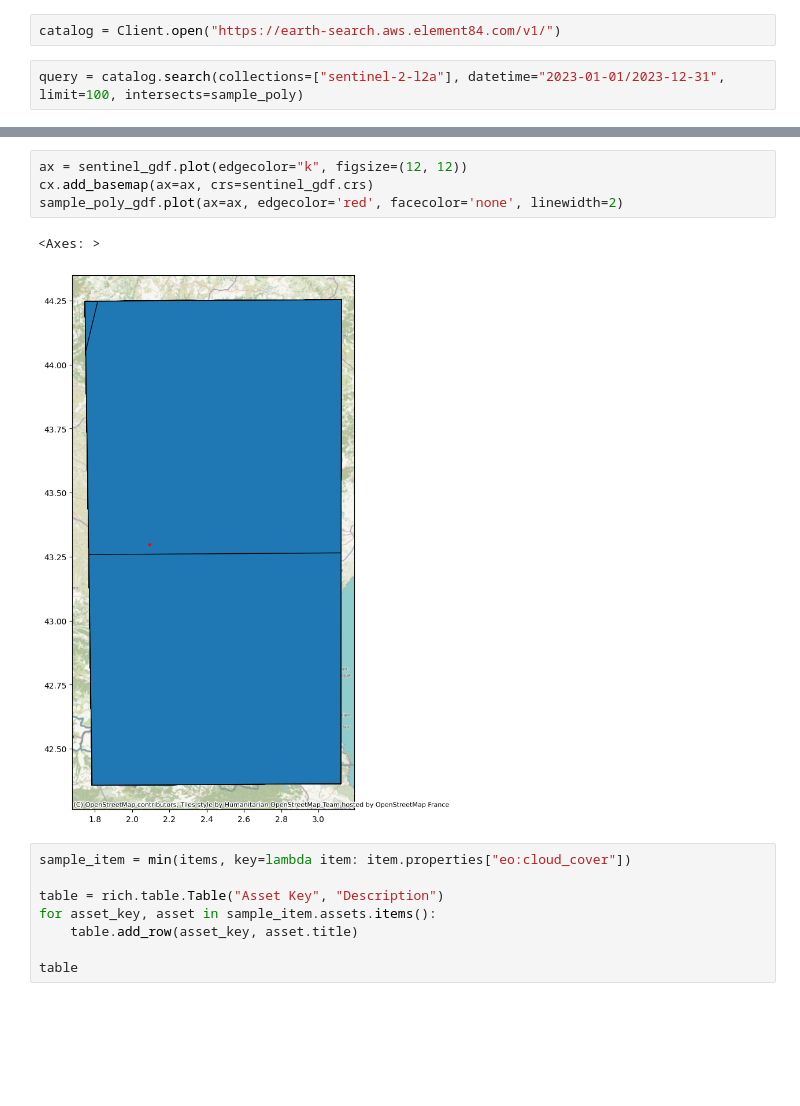
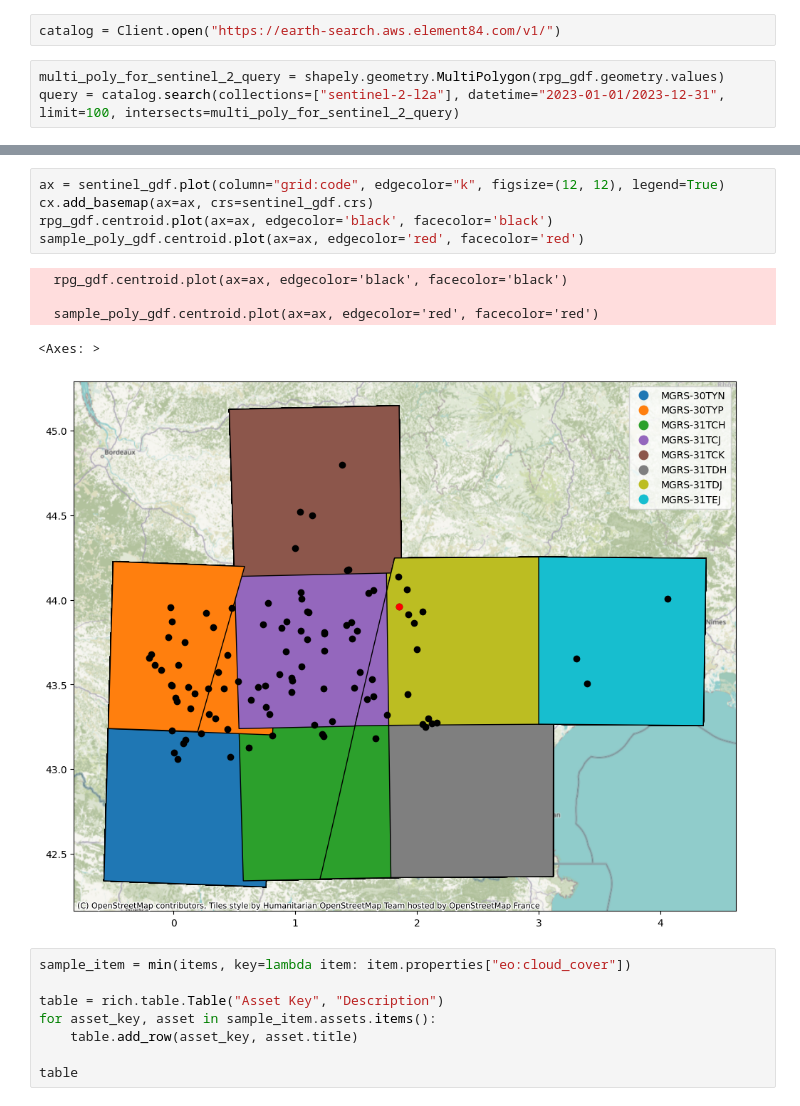
Before and after one commit to machbry/crops-growth-monitoring, a Jupyter notebook: notebooks/poc.ipynb, the cells around one changed output, grey strips where cells are left out. Drawn from its saved outputs; the diff is of its cells as text; blank space fills up the shorter version.

Commit message:
only one request to sentinel api since samples of rpg data are not on so many grids and very small compare to it

```diff
--- a/notebooks/poc.ipynb
+++ b/notebooks/poc.ipynb
@@ -55,7 +43,8 @@ cx.add_basemap(ax=ax, crs=rpg_gdf.crs)
 # %%
 catalog = Client.open("https://earth-search.aws.element84.com/v1/")
 # %%
-query = catalog.search(collections=["sentinel-2-l2a"], datetime="2023-01-01/2023-12-31", limit=100, intersects=sample_poly)
+multi_poly_for_sentinel_2_query = shapely.geometry.MultiPolygon(rpg_gdf.geometry.values)
+query = catalog.search(collections=["sentinel-2-l2a"], datetime="2023-01-01/2023-12-31", limit=100, intersects=multi_poly_for_sentinel_2_query)
 # %%
 items = query.item_collection()
 len(items)
@@ -75,10 +81,14 @@ sentinel_gdf.head()
 # %%
-ax = sentinel_gdf.plot(edgecolor="k", figsize=(12, 12))
+ax = sentinel_gdf.plot(column="grid:code", edgecolor="k", figsize=(12, 12), legend=True)
 cx.add_basemap(ax=ax, crs=sentinel_gdf.crs)
-sample_poly_gdf.plot(ax=ax, edgecolor='red', facecolor='none', linewidth=2)
+rpg_gdf.centroid.plot(ax=ax, edgecolor='black', facecolor='black')
+sample_poly_gdf.centroid.plot(ax=ax, edgecolor='red', facecolor='red')
 # %% [output]
-<Axes: >
+  rpg_gdf.centroid.plot(ax=ax, edgecolor='black', facecolor='black')
+
+  sample_poly_gdf.centroid.plot(ax=ax, edgecolor='red', facecolor='red')
+<Axes: >
-[figure, old version]
+[figure, new version]
 # %%
 sample_item = min(items, key=lambda item: item.properties["eo:cloud_cover"])
 
```
Also changed, not shown: parts of 20 cells of this notebook.
